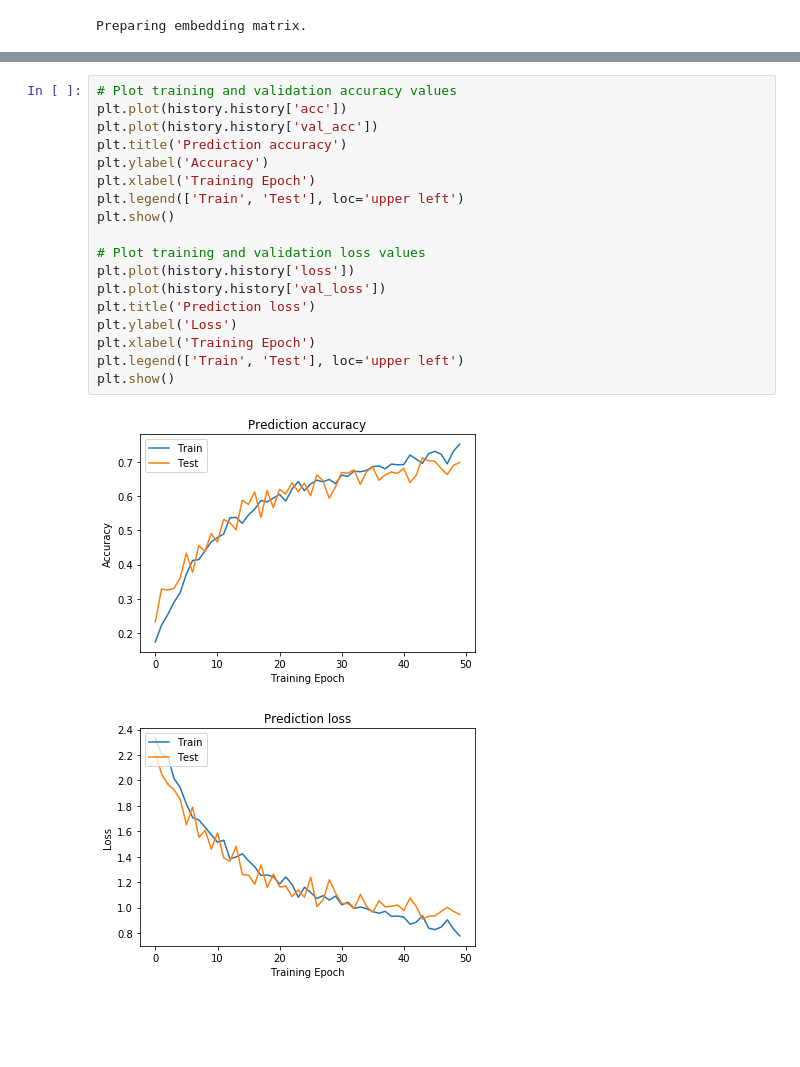
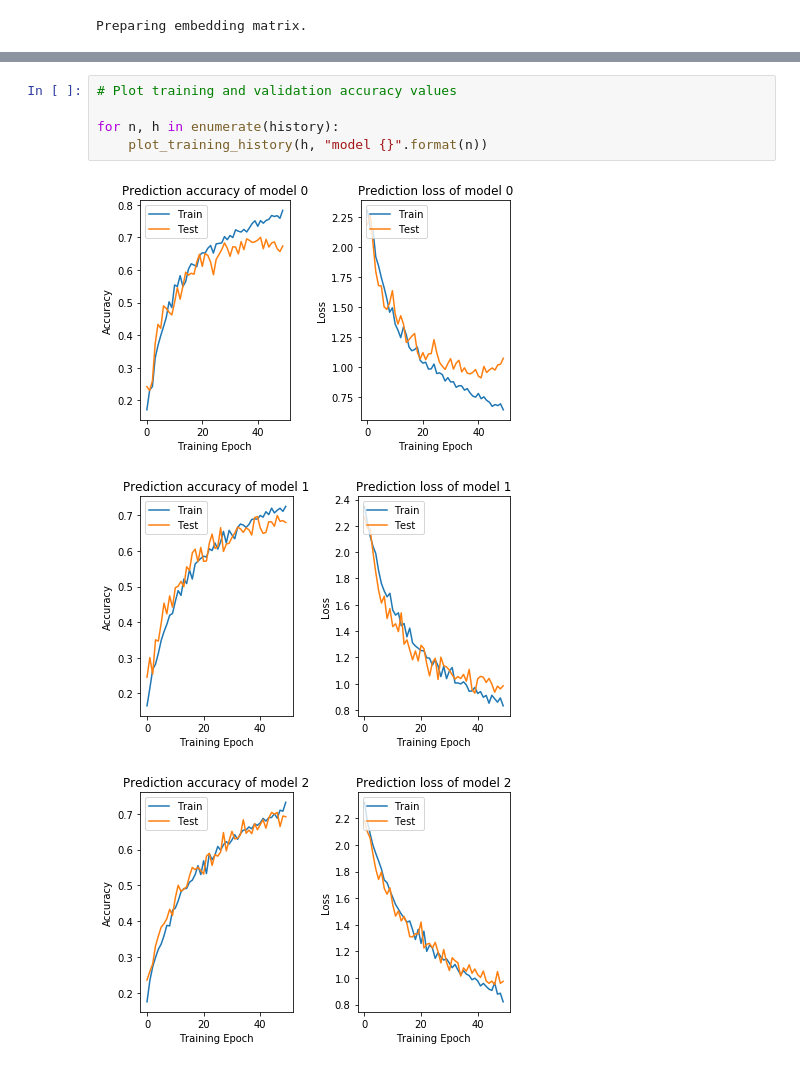
Before and after one commit to Martin-Guenther/NLP_Collection, a Jupyter notebook: WSJ_Classifier/wsj_classifier.ipynb, the cells around one changed output, grey strips where cells are left out. Drawn from its saved outputs; the diff is of its cells as text; blank space fills up the shorter version.

```diff
--- a/WSJ_Classifier/wsj_classifier.ipynb
+++ b/WSJ_Classifier/wsj_classifier.ipynb
@@ -210,22 +208,10 @@ Epoch 50/50
-# %%
-# Plot training and validation accuracy values
-plt.plot(history.history['acc'])
-plt.plot(history.history['val_acc'])
-plt.title('Prediction accuracy')
-plt.ylabel('Accuracy')
-plt.xlabel('Training Epoch')
-plt.legend(['Train', 'Test'], loc='upper left')
-plt.show()
-
-# Plot training and validation loss values
-plt.plot(history.history['loss'])
-plt.plot(history.history['val_loss'])
-plt.title('Prediction loss')
-plt.ylabel('Loss')
-plt.xlabel('Training Epoch')
-plt.legend(['Train', 'Test'], loc='upper left')
-plt.show()
-# %% [output]
-[figure, removed]
-[figure, removed]
+# %%
+# Plot training and validation accuracy values
+
+for n, h in enumerate(history):
+    plot_training_history(h, "model {}".format(n))
+# %% [output]
+[figure, added]
+[figure, added]
+[figure, added]
 # %%
```
Also changed, not shown: parts of 7 cells of this notebook, 2 other files.
